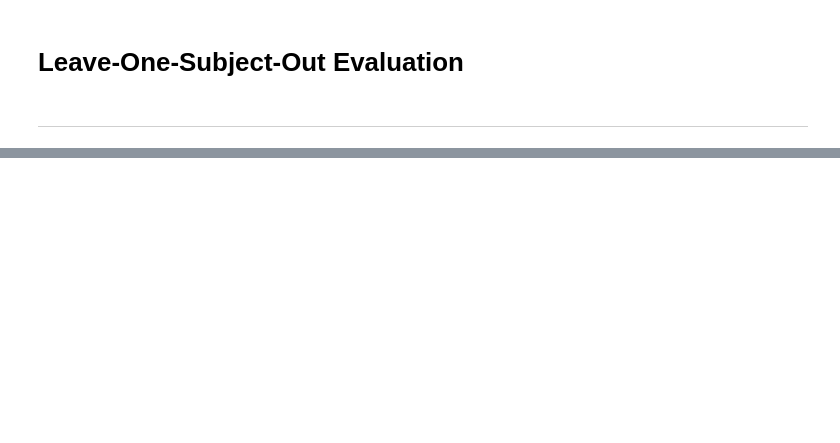
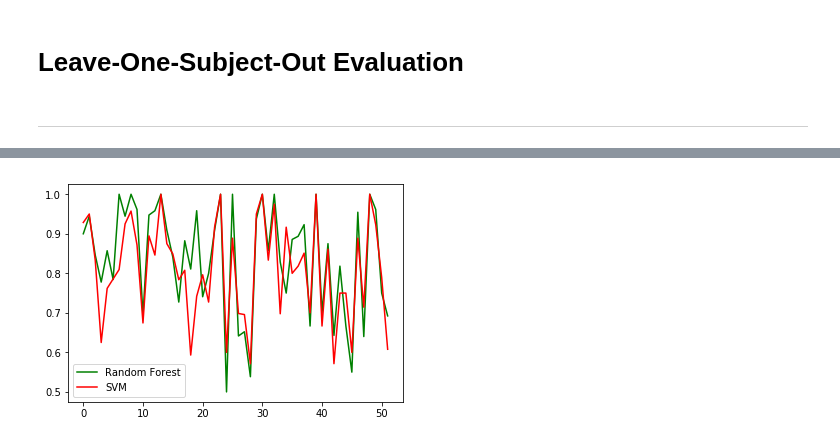
Before and after one commit to kitsiosk/thesis-attention, a Jupyter notebook: leave_one_out.ipynb, the cells around one changed output, grey strips where cells are left out. Drawn from its saved outputs; the diff is of its cells as text; code cells hidden in the pictures; blank space fills up the shorter version.

```diff
--- a/leave_one_out.ipynb
+++ b/leave_one_out.ipynb
@@ -393,0 +472,7 @@ for i in low_score_subjects_svm:
+# %%
+line3, = plt.plot(precision_rf_raw, 'g')
+line4, = plt.plot(precision_svm_raw, 'r')
+plt.legend((line3, line4), ("Random Forest", "SVM"))
+plt.show()
+# %% [output]
+[figure, added]
```
Also changed, not shown: parts of 9 cells of this notebook, 1 other file.
